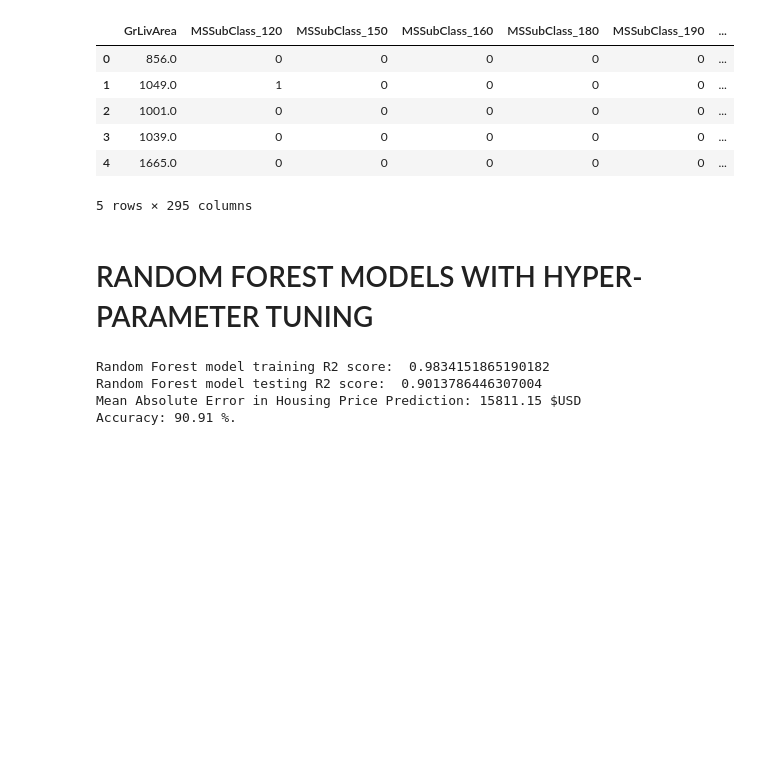
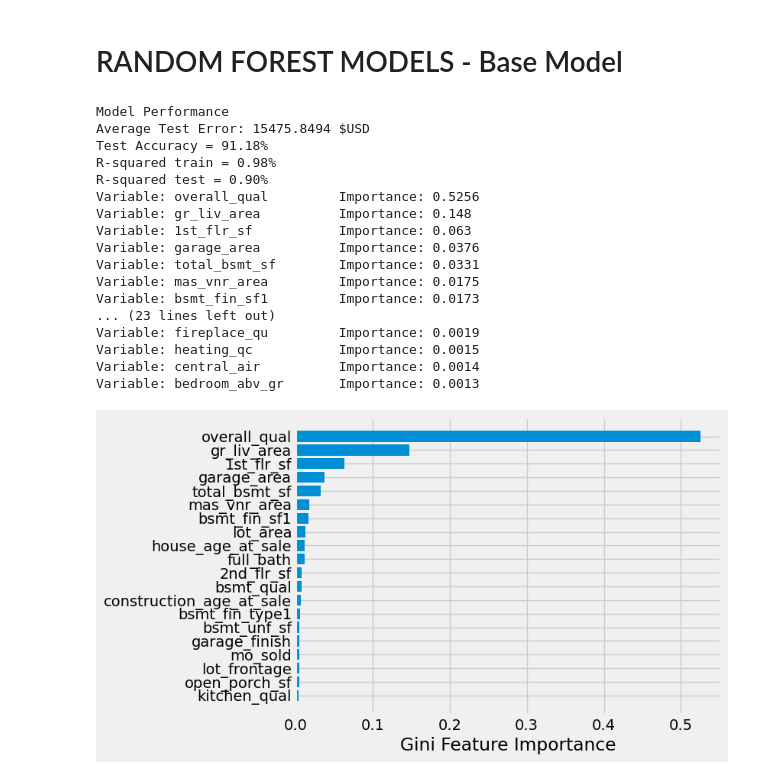
Before and after one commit to eihwood/ML-Ames-Housing, a Jupyter notebook: Ellie/ames-tree-based-models.ipynb, the cells around one changed output. Saved outputs shown, nothing was run; the diff lists cells and outputs as text; code cells hidden in the pictures; blank space fills up the shorter version.

```diff
--- a/Ellie/ames-tree-based-models.ipynb
+++ b/Ellie/ames-tree-based-models.ipynb
@@ -43,61 +84,37 @@ features['OverallQual'].name
-# %%
-# One hot encoding for regression analysis for all categorical variables
-from pandas.api.types import is_numeric_dtype
-def dummy_func(data):
-    if len(data.shape) == 1:
-        column = data
-        largest_col = column.name + "_" + column.value_counts().index[0] # this will get the first of the sorted values
-        column = pd.get_dummies(column, prefix = column.name, prefix_sep="_")
-        column = column.drop(largest_col, axis = 1)
-        return column
-    return pd.concat([data[col] if is_numeric_dtype(data[col]) else dummy_func(data[col]) for col in data.columns], axis = 1)
-
-# Apply dummy function
-features = dummy_func(features)
-
-features.head()
-# %% [output]
-|  | GrLivArea | MSSubClass_120 | MSSubClass_150 | MSSubClass_160 | MSSubClass_180 | MSSubClass_190 | ... |
-| 0 | 856.0 | 0 | 0 | 0 | 0 | 0 | ... |
-| 1 | 1049.0 | 1 | 0 | 0 | 0 | 0 | ... |
-| 2 | 1001.0 | 0 | 0 | 0 | 0 | 0 | ... |
-| 3 | 1039.0 | 0 | 0 | 0 | 0 | 0 | ... |
-| 4 | 1665.0 | 0 | 0 | 0 | 0 | 0 | ... |
-5 rows × 295 columns
 # %%
 # Train / test / split
 X_train, X_test, y_train, y_test = train_test_split(features, target, test_size=0.25, random_state=42)
 # %% [markdown]
-# RANDOM FOREST MODELS WITH HYPER-PARAMETER TUNING
+# RANDOM FOREST MODELS - Base Model
 # %%
-# Instantiate model with 1000 decision trees
-rf = ensemble.RandomForestRegressor(n_estimators = 1000, random_state = 42)
+# Instantiate model with 500 decision trees, out of box scoring and bootstrapping
+rf = ensemble.RandomForestRegressor(n_estimators = 475, random_state = 42, oob_score=True, bootstrap = True)
 
 # Fit simple default value model
 # Train the model on training data
 rf.fit(X_train, y_train);
 # %%
 # Evaluation
-print('Random Forest model training R2 score: ', rf.score(X_train, y_train))
-print('Random Forest model testing R2 score: ', rf.score(X_test, y_test))
+eval_base = evaluate(rf, X_test, y_test, X_train, y_train)
 
-# Accuracy
-# Use the forest's predict method on the test data
-predictions = rf.predict(X_test)
-
-# Calculate the absolute errors
-errors = abs(predictions - y_test)
-
-# Print out the mean absolute error (mae)
-print('Mean Absolute Error in Housing Price Prediction:', round(np.mean(errors), 2), '$USD')
-
-# Calculate mean absolute percentage error (MAPE)
-mape = 100 * (errors / y_test)
-# Calculate and display accuracy
-accuracy = 100 - np.mean(mape)
-print('Accuracy:', round(accuracy, 2), '%.')
+feat_imp_base = get_importance(rf, X_test, y_test)
+# Some clear overfitting happening with the train / test R square
 # %% [output]
-Random Forest model training R2 score:  0.9834151865190182
-Random Forest model testing R2 score:  0.9013786446307004
-Mean Absolute Error in Housing Price Prediction: 15811.15 $USD
-Accuracy: 90.91 %.
+Model Performance
+Average Test Error: 15475.8494 $USD
+Test Accuracy = 91.18%
+R-squared train = 0.98%
+R-squared test = 0.90%
+Variable: overall_qual         Importance: 0.5256
+Variable: gr_liv_area          Importance: 0.148
+Variable: 1st_flr_sf           Importance: 0.063
+Variable: garage_area          Importance: 0.0376
+Variable: total_bsmt_sf        Importance: 0.0331
+Variable: mas_vnr_area         Importance: 0.0175
+Variable: bsmt_fin_sf1         Importance: 0.0173
+... (23 lines left out)
+Variable: fireplace_qu         Importance: 0.0019
+Variable: heating_qc           Importance: 0.0015
+Variable: central_air          Importance: 0.0014
+Variable: bedroom_abv_gr       Importance: 0.0013
+[figure, added]
```
Also changed, not shown: parts of 43 cells of this notebook, 5 other files.
